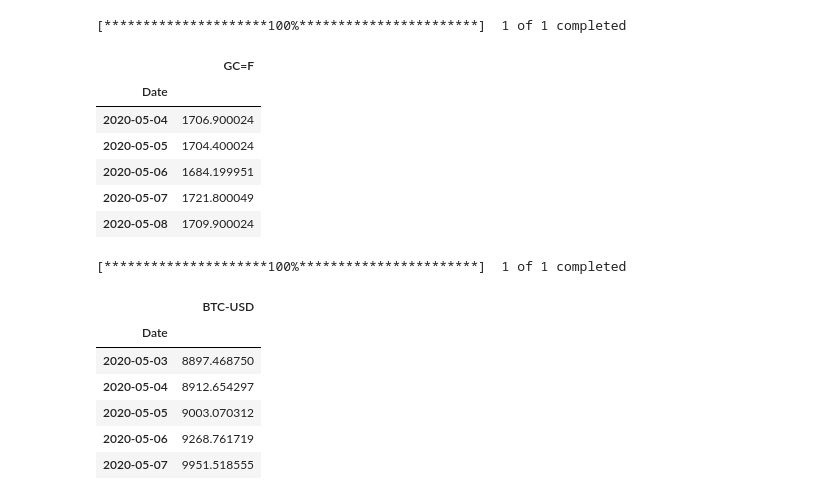
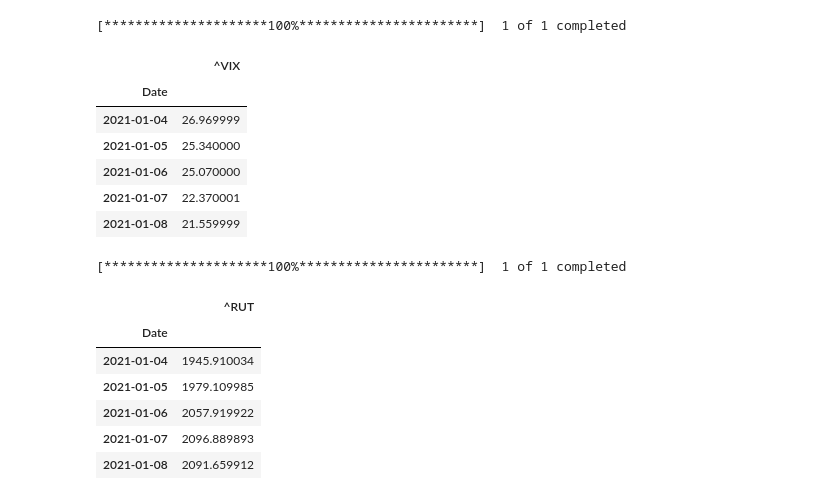
Before and after one commit to priscilla-wong/Project_2, a Jupyter notebook: LSTM_Time_Series_pct_chng.ipynb, the cells around one changed output. Drawn from its saved outputs; the diff is of its cells as text; code cells hidden in the pictures.

```diff
--- a/LSTM_Time_Series_pct_chng.ipynb
+++ b/LSTM_Time_Series_pct_chng.ipynb
@@ -25,32 +22,36 @@ random.set_seed(2)
 # %%
 # Load price data for gold using yfinance
 
-gold_df = yf.download("GC=F", start='2020-05-03', end='2021-05-14')
-gold_df = gold_df.drop(columns = ['Open', 'High', 'Low', 'Adj Close', 'Volume']).rename(columns = {'Close':'GC=F'})
+gold_df = yf.download("^VIX", start='2021-01-01', end='2021-06-02')
+gold_df = gold_df.drop(columns = ['Open', 'High', 'Low', 'Adj Close', 'Volume']).rename(columns = {'Close':'^VIX'})
+#gold_df = gold_df['^VIX'].pct_change()
+#gold_df = gold_df.dropna()
 gold_df.head()
 # %% [output]
 [*********************100%***********************]  1 of 1 completed
-|  | GC=F |
+|  | ^VIX |
 | Date |  |
-| 2020-05-04 | 1706.900024 |
-| 2020-05-05 | 1704.400024 |
-| 2020-05-06 | 1684.199951 |
-| 2020-05-07 | 1721.800049 |
-| 2020-05-08 | 1709.900024 |
+| 2021-01-04 | 26.969999 |
+| 2021-01-05 | 25.340000 |
+| 2021-01-06 | 25.070000 |
+| 2021-01-07 | 22.370001 |
+| 2021-01-08 | 21.559999 |
 # %%
 # Load price data for Bitcoin using yfinance
-bit_df = yf.download("BTC-USD", start='2020-05-03', end='2021-05-14')
-bit_df = bit_df.drop(columns = ['Open', 'High', 'Low', 'Adj Close', 'Volume']).rename(columns = {'Close':'BTC-USD'})
+bit_df = yf.download("^RUT", start='2021-01-01', end='2021-06-02')
+bit_df = bit_df.drop(columns = ['Open', 'High', 'Low', 'Adj Close', 'Volume']).rename(columns = {'Close':'^RUT'})
+#bit_df = bit_df['TSLA'].pct_change()
+#bit_df = bit_df.dropna()
 bit_df.head()
 # %% [output]
 [*********************100%***********************]  1 of 1 completed
-|  | BTC-USD |
+|  | ^RUT |
 | Date |  |
-| 2020-05-03 | 8897.468750 |
-| 2020-05-04 | 8912.654297 |
-| 2020-05-05 | 9003.070312 |
-| 2020-05-06 | 9268.761719 |
-| 2020-05-07 | 9951.518555 |
+| 2021-01-04 | 1945.910034 |
+| 2021-01-05 | 1979.109985 |
+| 2021-01-06 | 2057.919922 |
+| 2021-01-07 | 2096.889893 |
+| 2021-01-08 | 2091.659912 |
 # %%
 # Concatenate into single df
 
```
Also changed, not shown: parts of 14 cells of this notebook, 2 other files.
